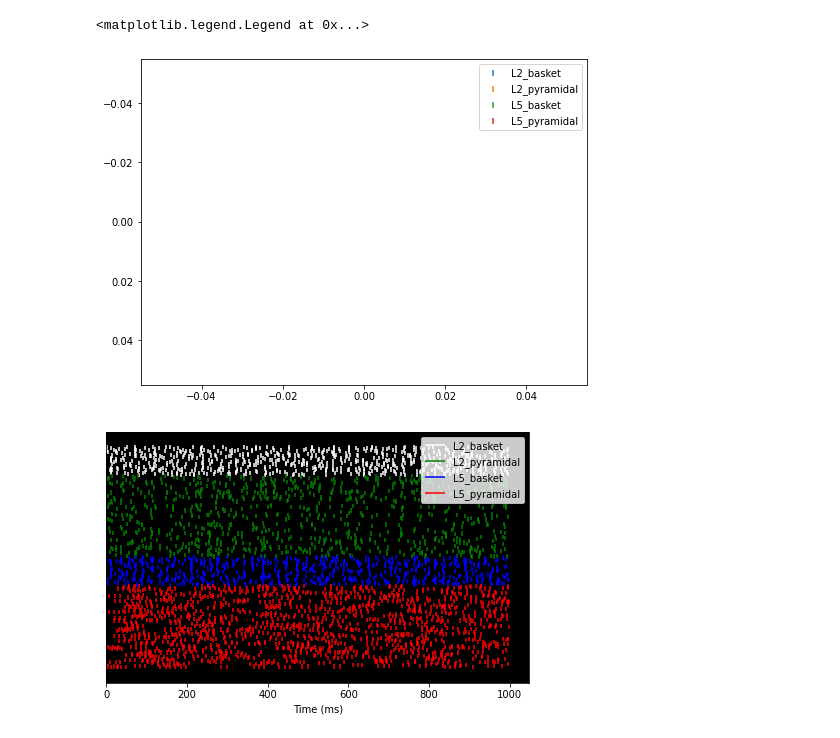
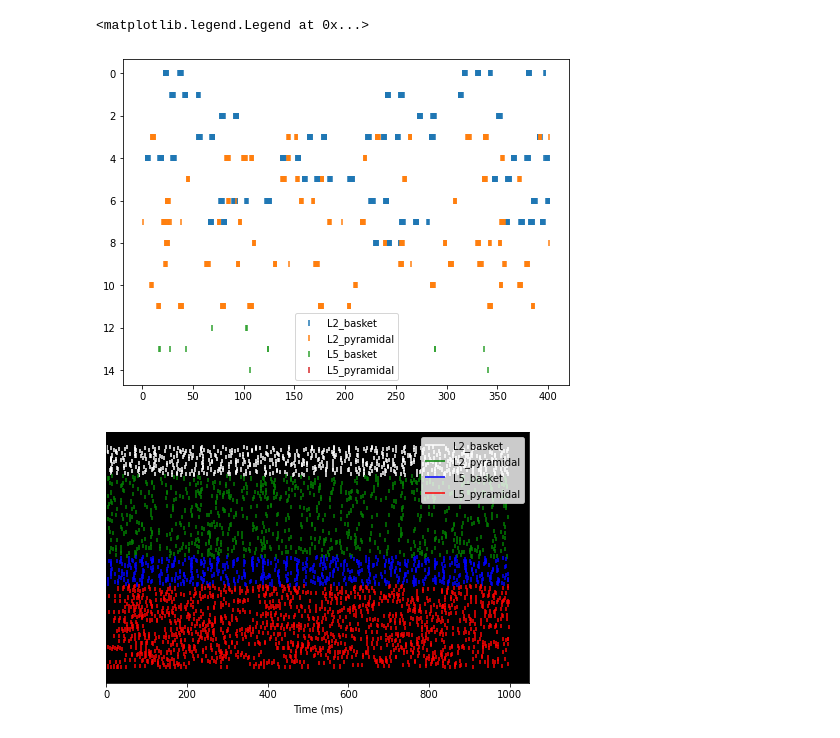
Before and after one commit to ntolley/bayesian_surrogates, a Jupyter notebook: surrogate_network.ipynb, the cells around one changed output. Cells and saved outputs as stored; diff of their text form; code cells hidden in the pictures.

```diff
--- a/surrogate_network.ipynb
+++ b/surrogate_network.ipynb
@@ -53,8 +53,6 @@ params = read_params(params_fname)
 # params.update({'N_pyr_x': 3, 'N_pyr_y': 3})
 
 net = calcium_model(params)
-params.update({'N_pyr_x': 20, 'N_pyr_y': 20})
-net_big = calcium_model(params)
 
 
 # Extract all E-I connection types
@@ -86,10 +84,10 @@ net_drive = net.copy()
 net_drive.clear_connectivity()
 net_connectivity = net_big.copy()
 _ = simulate_dipole(net_drive, dt=0.5, tstop=1000, record_vsec='all', record_isec='all', record_dcell=True)
-# _ = simulate_dipole(net_connectivity, dt=0.5, tstop=1, record_vsec='all', record_isec='all', record_dcell=True)
+_ = simulate_dipole(net_connectivity, dt=0.5, tstop=1, record_vsec='all', record_isec='all', record_dcell=True)
 
 network_data_drive = Network_Data(net_drive, soma_filter=True)
-# network_data_connectivity = Network_Data(net_connectivity, soma_filter=True)
+network_data_connectivity = Network_Data(net_connectivity, soma_filter=True)
 # %%
 # Make input spike dict initialized with prox/distal noisy drive
 input_spike_dict = dict()
@@ -244,8 +273,8 @@ class model_network(nn.Module):
 # %%
 model_pytorch = model_network(net, model_dict, dataset_dict, network_data_connectivity, device=device, bidirectional=False)
 # %%
-model = torch.jit.script(model_pytorch, ).to(device)
-# model = model_pytorch.to(device)
+# model = torch.jit.script(model_pytorch).to(device)
+model = model_pytorch.to(device)
 # %%
 # Make input spike dict initialized with prox/distal noisy drive
 input_spike_dict = dict()
@@ -301,27 +336,27 @@ prof.export_chrome_trace("trace.json")
 # %%
 plt.figure(figsize=(8, 6))
-for idx, cell_type in enumerate(model.net.cell_types):
-    out = torch.stack(pred_dict[cell_type]).detach().cpu().numpy()
+for idx, cell_type in enumerate(net.cell_types):
+    out = torch.stack(pred[idx]).detach().cpu().numpy()
     cell_spikes = out > model.threshold_dict[cell_type].detach().cpu().numpy()
     cell_spike_indices = np.where(cell_spikes > 0)
-    offset =  list(model.net.gid_ranges[cell_type])[0]
+    offset =  list(net.gid_ranges[cell_type])[0]
 
     plt.scatter(cell_spike_indices[0] * 0.5, cell_spike_indices[1] + offset, c=f'C{idx}', marker='|', label=cell_type)
 
 # flip y axis
 plt.gca().invert_yaxis()
 plt.legend()
 
 
 # plt.figure(figsize=(10, 5))
 # plt.scatter(inhib_spikes[1] * dt, inhib_spikes[0], c='C0', marker='|', label='Inhib')
 # plt.scatter(L5pyr_spikes[1] * dt, L5pyr_spikes[0], c='C3', marker='|', label='L5pyr')
 # plt.xlim(0, None)
 # plt.legend()
 # plt.xlabel('Time (ms)')
 # %% [output]
 <matplotlib.legend.Legend at 0x...>
-[figure, old version]
+[figure, new version]
 # %%
 net_connectivity.cell_response.plot_spikes_raster()
 # %% [output]
```
Also changed, not shown: parts of 17 cells of this notebook, 1 other file.
